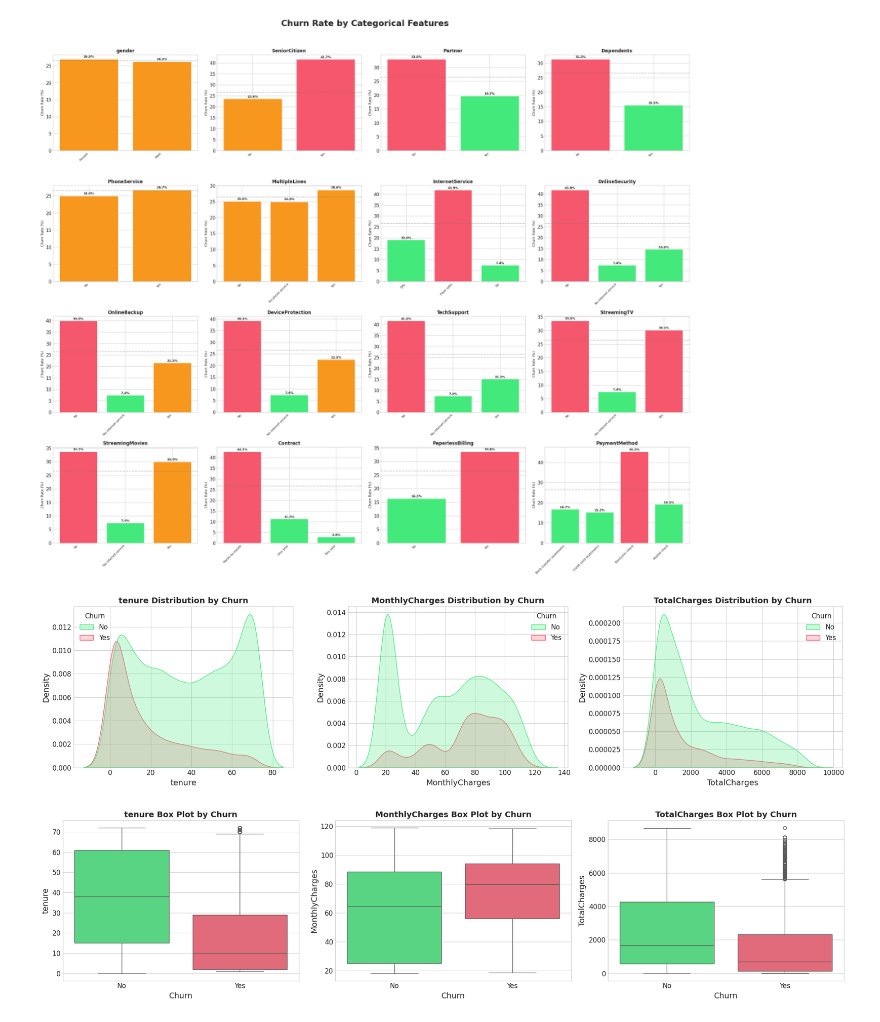
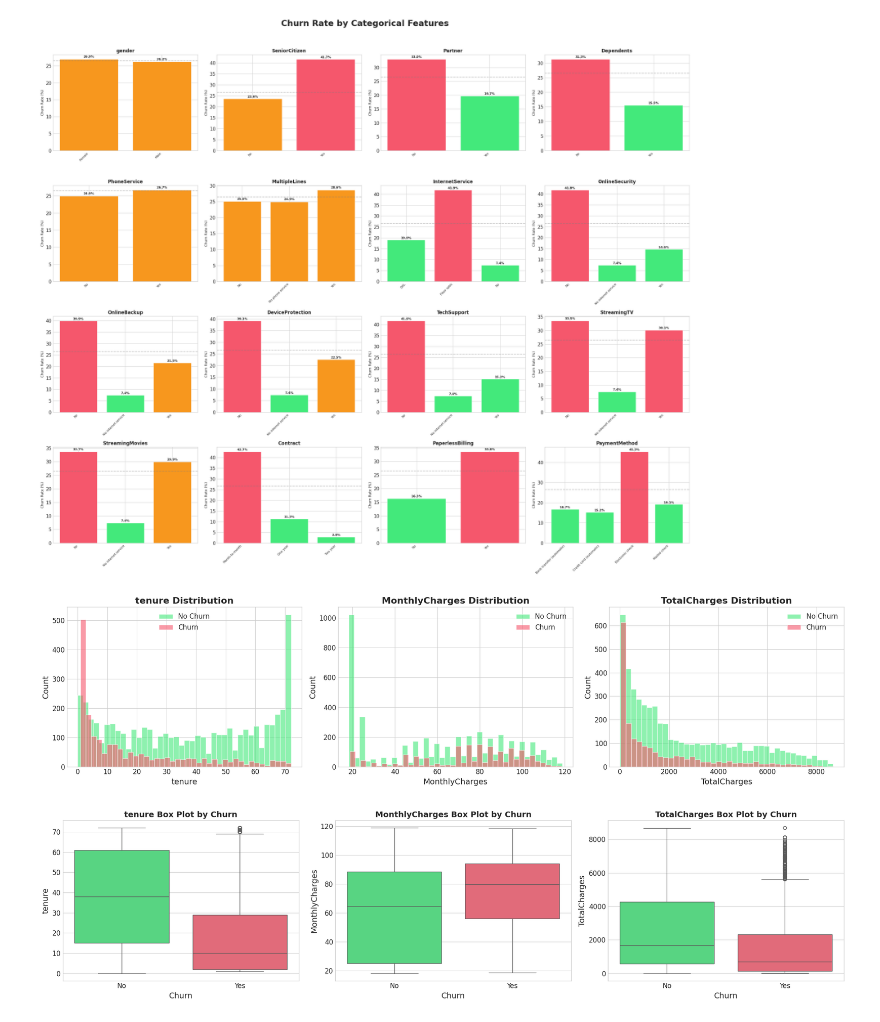
Before and after one commit to abhitharajsr/Predictive_Analytics_Project_1, a Jupyter notebook: projnew.ipynb, the cells around one changed output. Drawn from its saved outputs; the diff is of its cells as text; code cells hidden in the pictures.

```diff
--- a/projnew.ipynb
+++ b/projnew.ipynb
@@ -269,14 +269,23 @@ plt.show()
 # %%
 #3.3 Numerical Features Distribution
 num_cols = ['tenure', 'MonthlyCharges', 'TotalCharges']
+
 fig, axes = plt.subplots(1, 3, figsize=(20, 5))
+
 for i, col in enumerate(num_cols):
-    sns.kdeplot(data=df, x=col, hue='Churn', fill=True, ax=axes[i], palette=COLORS['churn'])
-    axes[i].set_title(f'{col} Distribution by Churn', fontsize=14, fontweight='bold')
+    for churn_val, color, label in [('No', COLORS['success'], 'No Churn'), ('Yes', COLORS['danger'], 'Churn')]:
+        subset = df[df['Churn'] == churn_val][col]
+        axes[i].hist(subset, bins=40, alpha=0.6, color=color, label=label, edgecolor='white')
+
+    axes[i].set_title(f'{col} Distribution', fontsize=16, fontweight='bold')
+    axes[i].set_xlabel(col)
+    axes[i].set_ylabel('Count')
+    axes[i].legend()
+
 plt.tight_layout()
 plt.show()
 # %% [output]
-[figure, old version]
+[figure, new version]
 # %%
 #Box plots for numerical features
 fig, axes = plt.subplots(1, 3, figsize=(20, 5))
```
